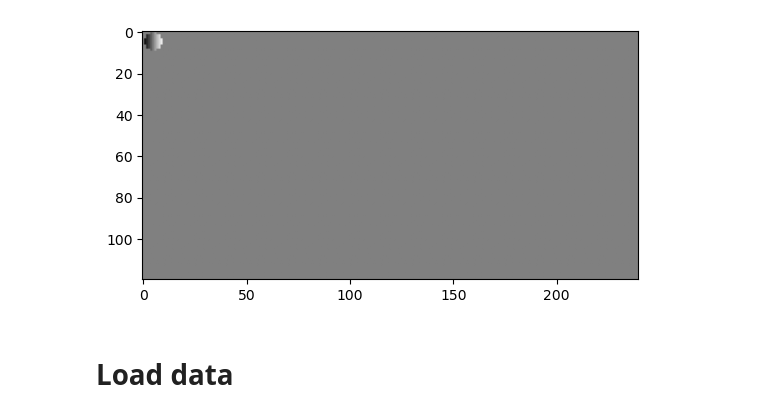
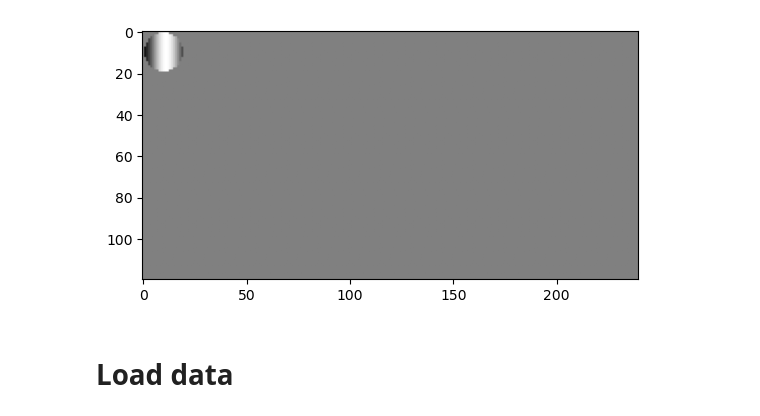
Before and after one commit to JavierGalvan9/LM_V1_Billeh_model, a Jupyter notebook: receptive_field_analysis_detailed.ipynb, the cells around one changed output. Saved outputs shown, nothing was run; the diff lists cells and outputs as text; code cells hidden in the pictures.

```diff
--- a/receptive_field_analysis_detailed.ipynb
+++ b/receptive_field_analysis_detailed.ipynb
@@ -33,7 +33,7 @@ duration = 1000
 x0 = 0
 y0 = 0
 moving_flag = True
-r = 5
+r = 10
 
 movie = make_moving_gabors_stimulus(row_size=row_size, col_size=col_size, image_duration=duration,
                                     moving_flag=moving_flag, x0=x0, y0=y0, r=r, dtype=tf.float32)
@@ -49,4 +49,4 @@ plt.show()
-[figure, old version]
+[figure, new version]
 # %% [markdown]
 # Load data
 # %%
```
Also changed, not shown: parts of 2 cells of this notebook, 3 other files.
